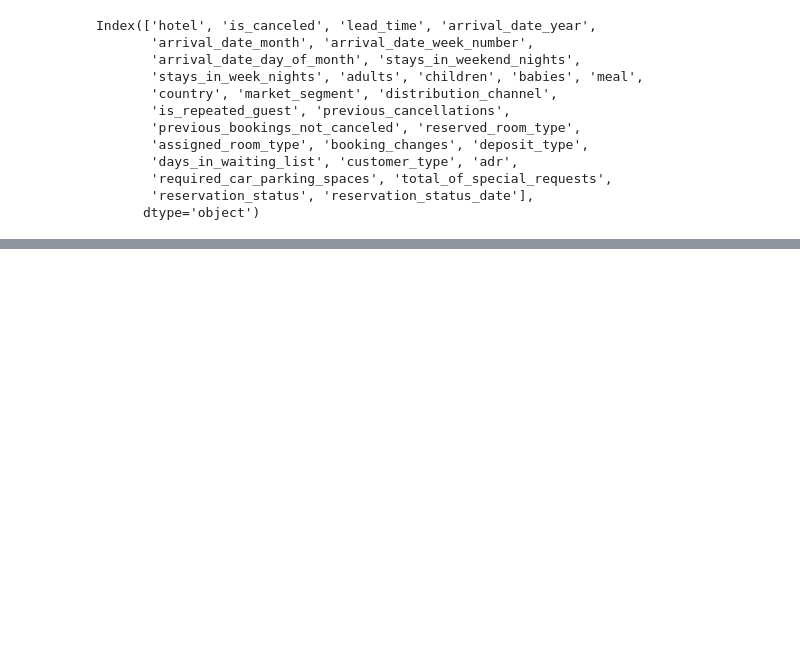
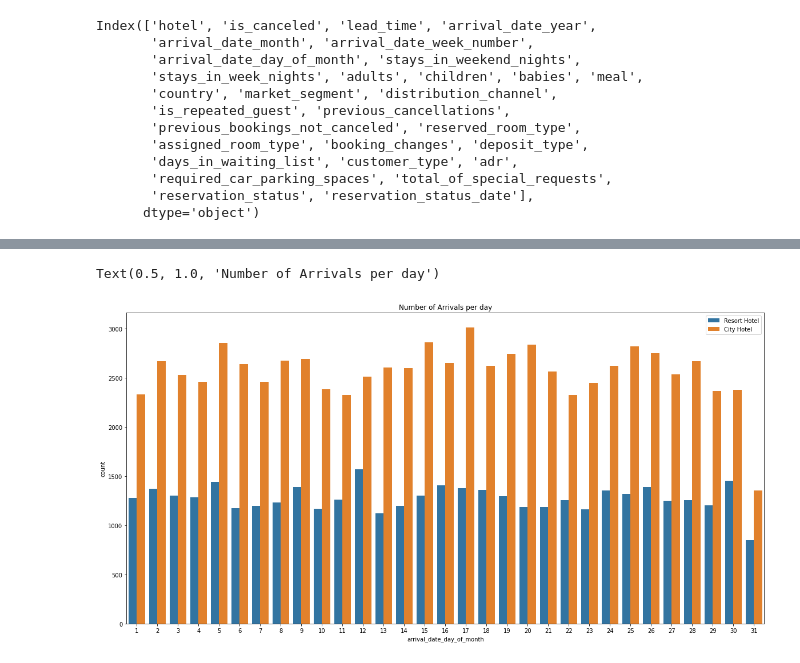
Before and after one commit to V-dit/EDA-hotel-booking-analysis, a Jupyter notebook: Hotel_Booking_Analysis_Capstone_Project.ipynb, the cells around one changed output, grey strips where cells are left out. Saved outputs shown, nothing was run; the diff lists cells and outputs as text; code cells hidden in the pictures; blank space fills up the shorter version.

```diff
--- a/Hotel_Booking_Analysis_Capstone_Project.ipynb
+++ b/Hotel_Booking_Analysis_Capstone_Project.ipynb
@@ -488,0 +520,8 @@ plt.tight_layout()
+# %%
+plt.figure(figsize=(20,10))
+plot = sns.countplot(data = a, x = 'arrival_date_day_of_month', hue = 'hotel')
+plt.legend(loc='upper right')
+plt.title('Number of Arrivals per day')
+# %% [output]
+Text(0.5, 1.0, 'Number of Arrivals per day')
+[figure, added]
```
Also changed, not shown: parts of 17 cells of this notebook.
